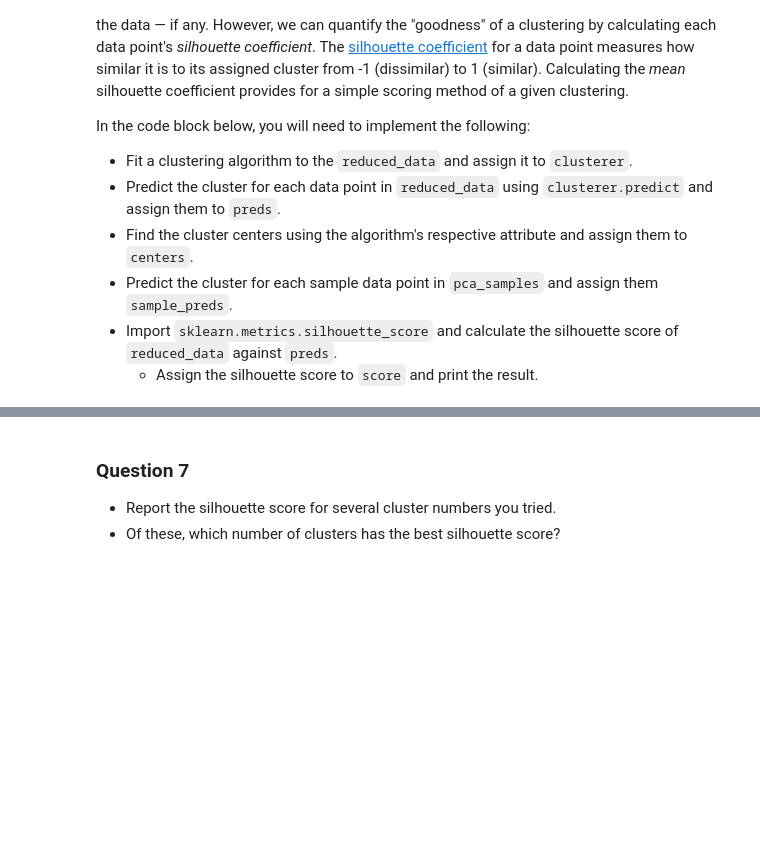
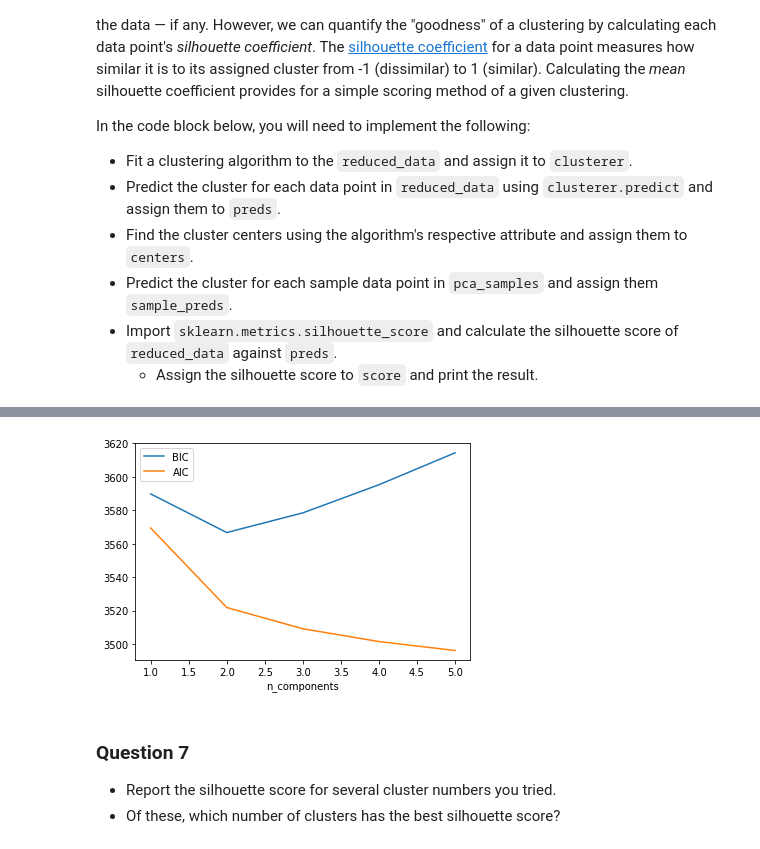
Before and after one commit to david-sterling/machine-learning, a Jupyter notebook: projects/customer_segments/customer_segments.ipynb, the cells around one changed output, grey strips where cells are left out. Cells and saved outputs as stored; diff of their text form; code cells hidden in the pictures; blank space fills up the shorter version.

```diff
--- a/projects/customer_segments/customer_segments.ipynb
+++ b/projects/customer_segments/customer_segments.ipynb
@@ -435,13 +428,13 @@ In the code block below, you will need to implement the following:
  - Apply a PCA transformation of `log_samples` using `pca.transform`, and assign the results to `pca_samples`.
 # %%
 # TODO: Apply PCA by fitting the good data with only two dimensions
-pca = None
+pca = pca = PCA(n_components=2).fit(good_data)
 
 # TODO: Transform the good data using the PCA fit above
-reduced_data = None
+reduced_data = pca.fit_transform(good_data)
 
 # TODO: Transform log_samples using the PCA fit above
-pca_samples = None
+pca_samples =  pca.transform(log_samples)
 
 # Create a DataFrame for the reduced data
 reduced_data = pd.DataFrame(reduced_data, columns = ['Dimension 1', 'Dimension 2'])
@@ -510,3 +555,15 @@ score = None
+# %%
+
+n_components = np.arange(1, 6)
+models = [GaussianMixture(n, covariance_type='full', random_state=0).fit(reduced_data)
+          for n in n_components]
+
+plt.plot(n_components, [m.bic(reduced_data) for m in models], label='BIC')
+plt.plot(n_components, [m.aic(reduced_data) for m in models], label='AIC')
+plt.legend(loc='best')
+plt.xlabel('n_components');
+# %% [output]
+[figure, added]
 # %% [markdown]
 ### Question 7
 
```
Also changed, not shown: parts of 16 cells of this notebook.
